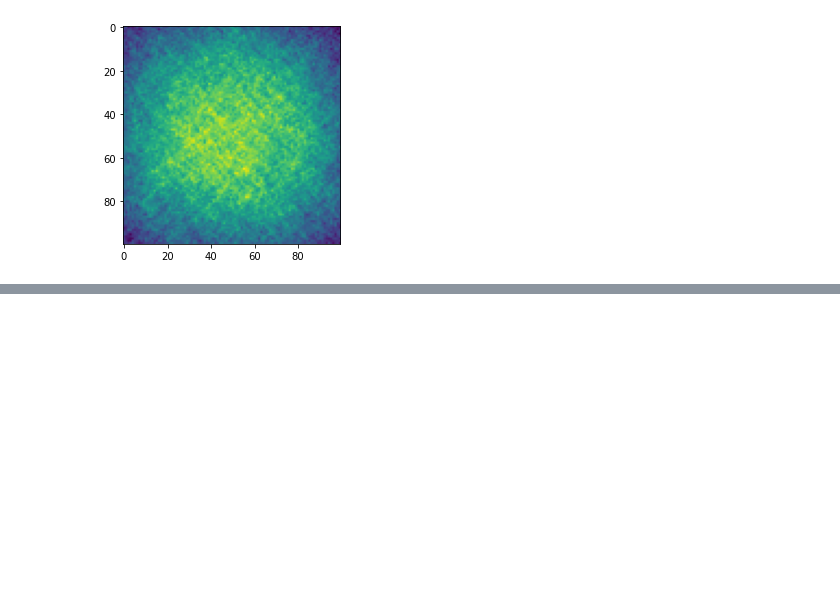
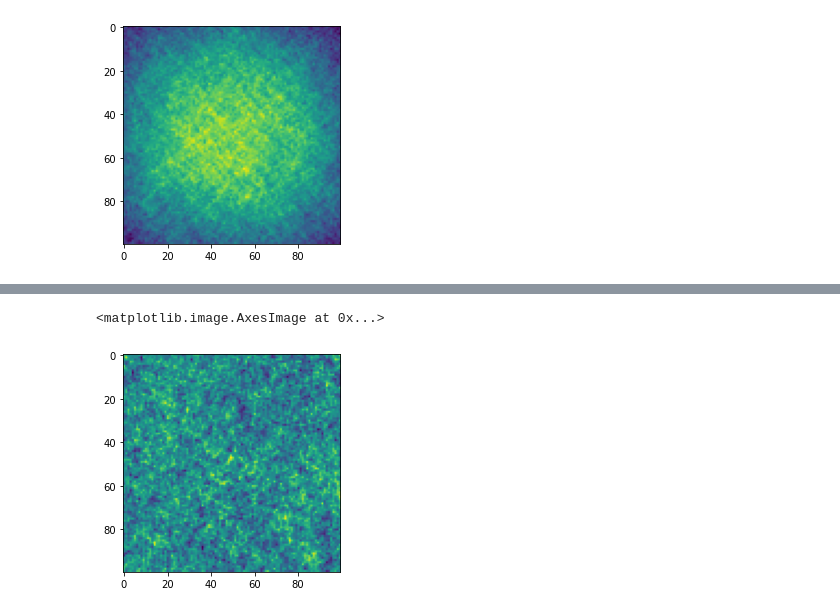
Before and after one commit to lizaconst/analytic-geometry, a Jupyter notebook: 2-square-probas.ipynb, the cells around one changed output, grey strips where cells are left out. Cells and saved outputs as stored; diff of their text form; code cells hidden in the pictures; blank space fills up the shorter version.

```diff
--- a/2-square-probas.ipynb
+++ b/2-square-probas.ipynb
@@ -152,0 +176,4 @@ Wall time: 13min 23s
+# %%
+%%time
+plt.imshow(make_2d_map_5(n=100, n_line=1000, num_lines=1000000))
+# %% [output]
@@ -152,0 +182,2 @@ Wall time: 13min 23s
+<matplotlib.image.AxesImage at 0x...>
+[figure, added]
```
Also changed, not shown: parts of 3 cells of this notebook, 2 other files.
